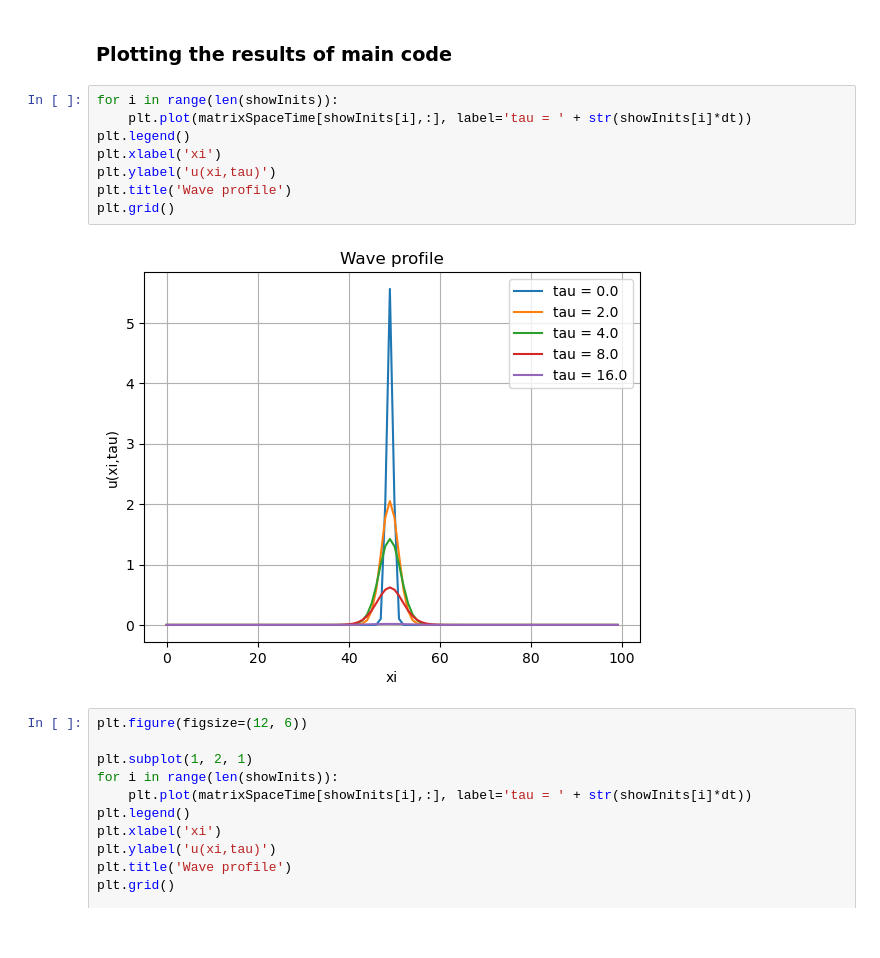
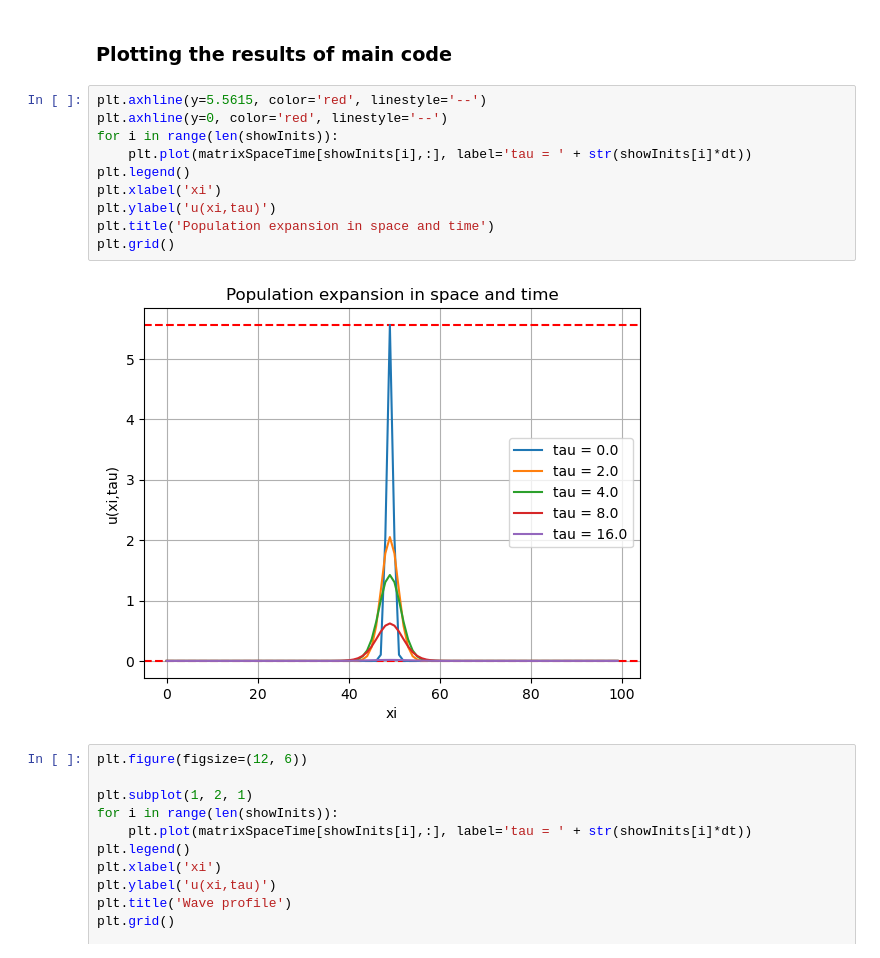
Before and after one commit to 19winston84/GU_FIM740_BC, a Jupyter notebook: Assignment 2/Problem2.1.c.i.ipynb, the cells around one changed output. Saved outputs shown, nothing was run; the diff lists cells and outputs as text.

```diff
--- a/Assignment 2/Problem2.1.c.i.ipynb
+++ b/Assignment 2/Problem2.1.c.i.ipynb
@@ -82,15 +82,17 @@ martixPhaseSpace = uPrimeRespectX(matrixSpaceTime)
 # %% [markdown]
 ### Plotting the results of main code
 # %%
+plt.axhline(y=5.5615, color='red', linestyle='--')
+plt.axhline(y=0, color='red', linestyle='--')
 for i in range(len(showInits)):
     plt.plot(matrixSpaceTime[showInits[i],:], label='tau = ' + str(showInits[i]*dt))
 plt.legend()
 plt.xlabel('xi')
 plt.ylabel('u(xi,tau)')
-plt.title('Wave profile')
+plt.title('Population expansion in space and time')
 plt.grid()
 # %% [output]
-[figure, old version]
+[figure, new version]
 # %%
 plt.figure(figsize=(12, 6))
 
```
Also changed, not shown: 13 other files.
